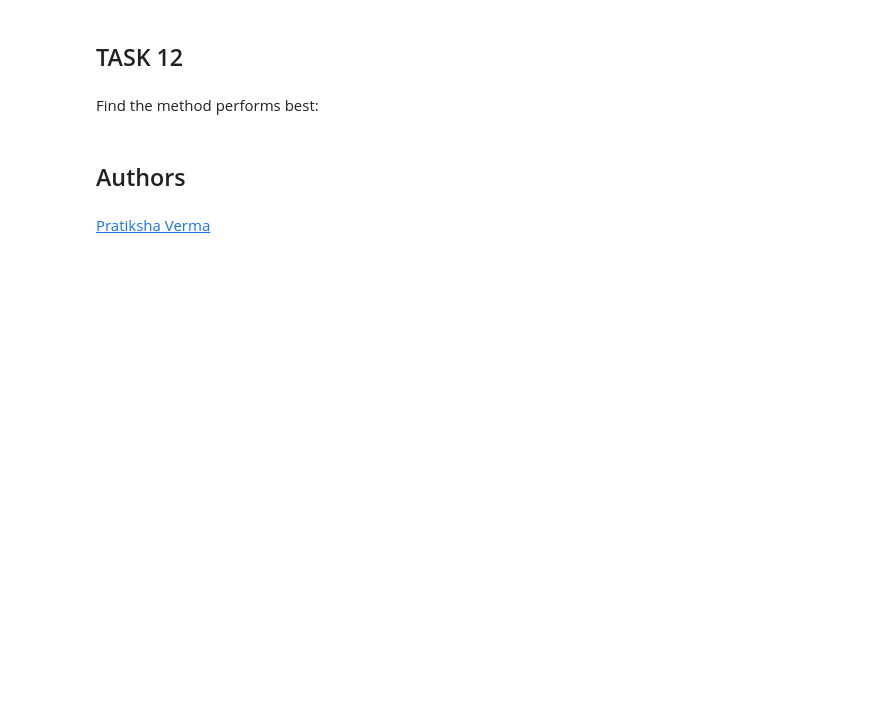
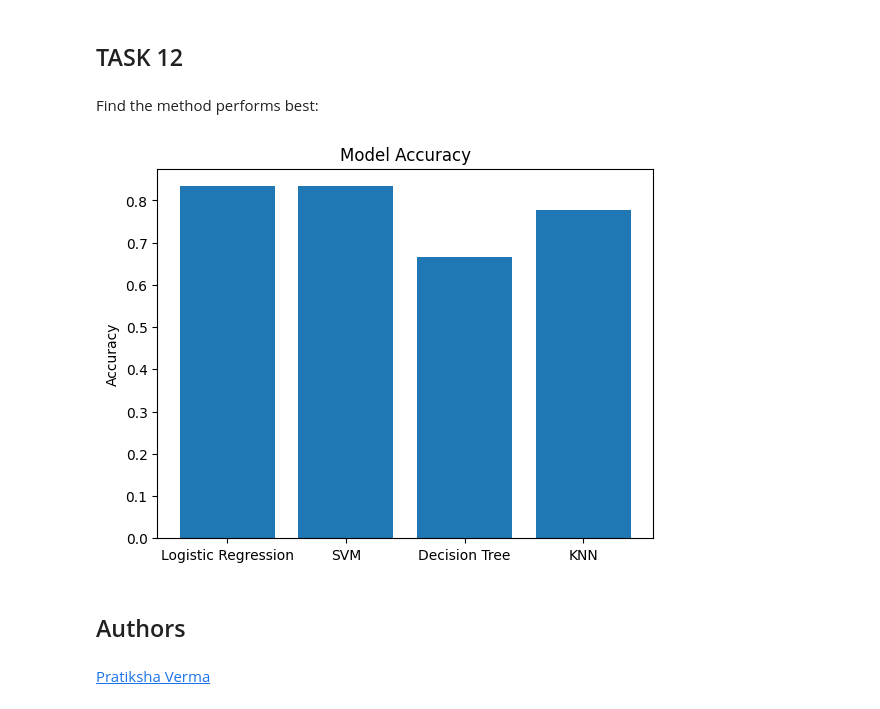
Before and after one commit to FranklinLeong/IBM-Data-Science-course, a Jupyter notebook: Applied Data Science Capstone/SpaceX_Machine_Learning_Prediction_Part_5.jupyterlite.ipynb, the cells around one changed output. Drawn from its saved outputs; the diff is of its cells as text; code cells hidden in the pictures; blank space fills up the shorter version.

```diff
--- a/Applied Data Science Capstone/SpaceX_Machine_Learning_Prediction_Part_5.jupyterlite.ipynb
+++ b/Applied Data Science Capstone/SpaceX_Machine_Learning_Prediction_Part_5.jupyterlite.ipynb
@@ -349,6 +349,17 @@ plot_confusion_matrix(Y_test,yhat)
 ## TASK  12
 # %% [markdown]
 Find the method performs best:
+# %%
+#plot bargraph of accuracy of all models
+models = ['Logistic Regression', 'SVM', 'Decision Tree', 'KNN']
+accuracy = [accuracy, svm_acc, tree_acc, KNN_acc]
+
+plt.bar(models, accuracy)
+plt.ylabel('Accuracy')
+plt.title('Model Accuracy')
+plt.show()
+# %% [output]
+[figure, added]
 # %% [markdown]
 ## Authors
 # %% [markdown]
```
Also changed, not shown: parts of 4 cells of this notebook, 1 other file.
